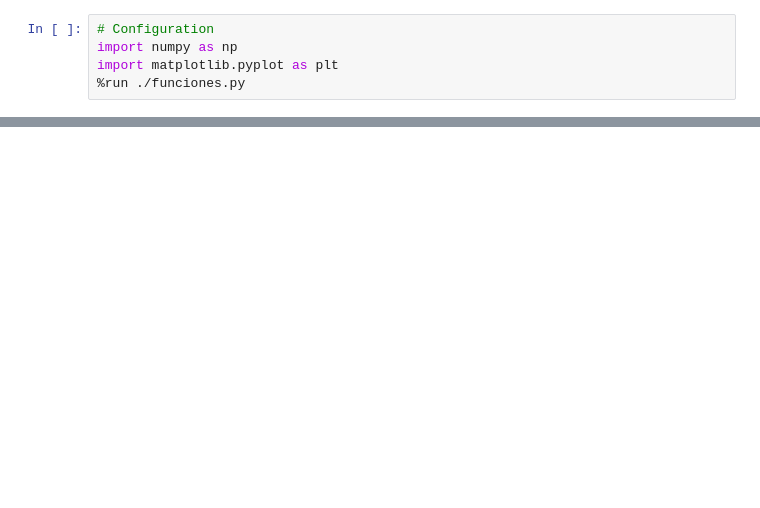
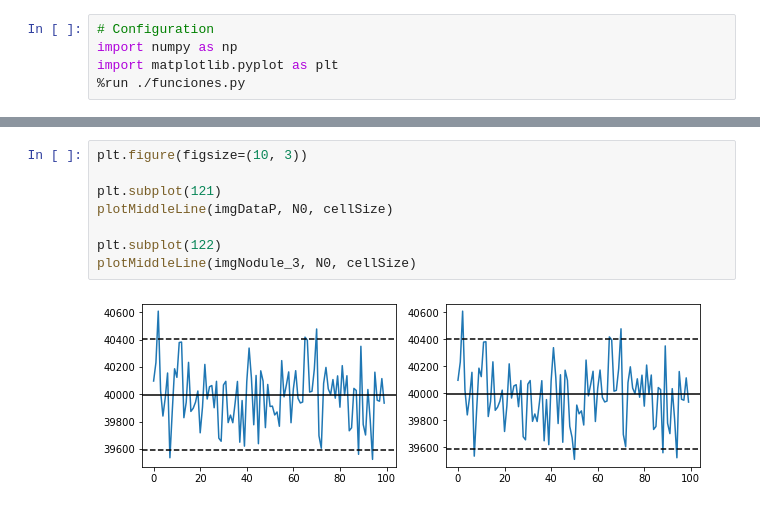
Before and after one commit to PAGF188/IBMA_Ejercicios, a Jupyter notebook: Ejercicio4/ejercicio4.ipynb, the cells around one changed output, grey strips where cells are left out. Drawn from its saved outputs; the diff is of its cells as text; blank space fills up the shorter version.

```diff
--- a/Ejercicio4/ejercicio4.ipynb
+++ b/Ejercicio4/ejercicio4.ipynb
@@ -117,0 +157,10 @@ plt.show()
+# %%
+plt.figure(figsize=(10, 3))
+
+plt.subplot(121)
+plotMiddleLine(imgDataP, N0, cellSize)
+
+plt.subplot(122)
+plotMiddleLine(imgNodule_3, N0, cellSize)
+# %% [output]
+[figure, added]
```
Also changed, not shown: parts of 41 cells of this notebook, 3 other files.
